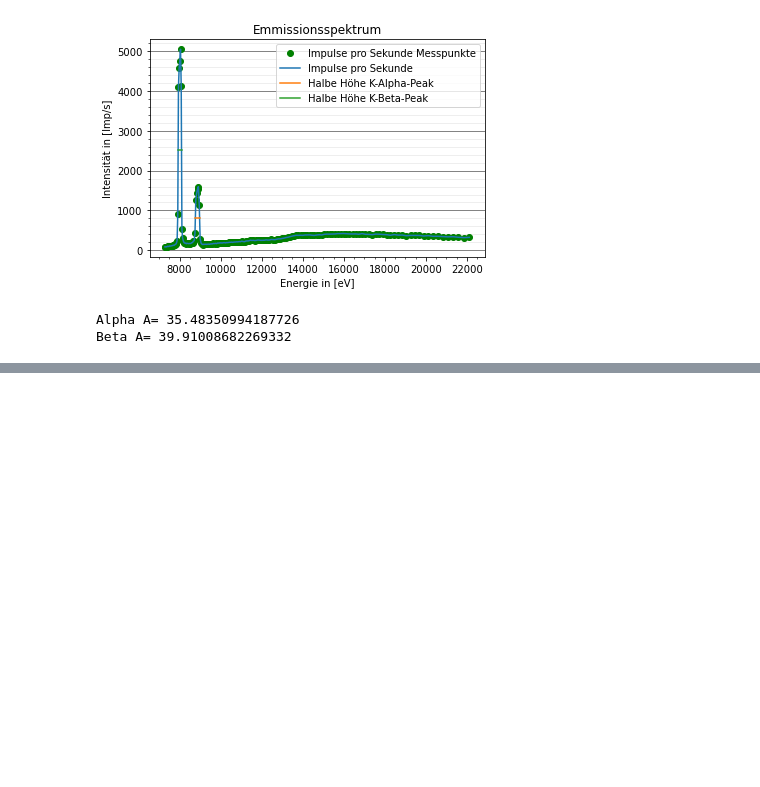
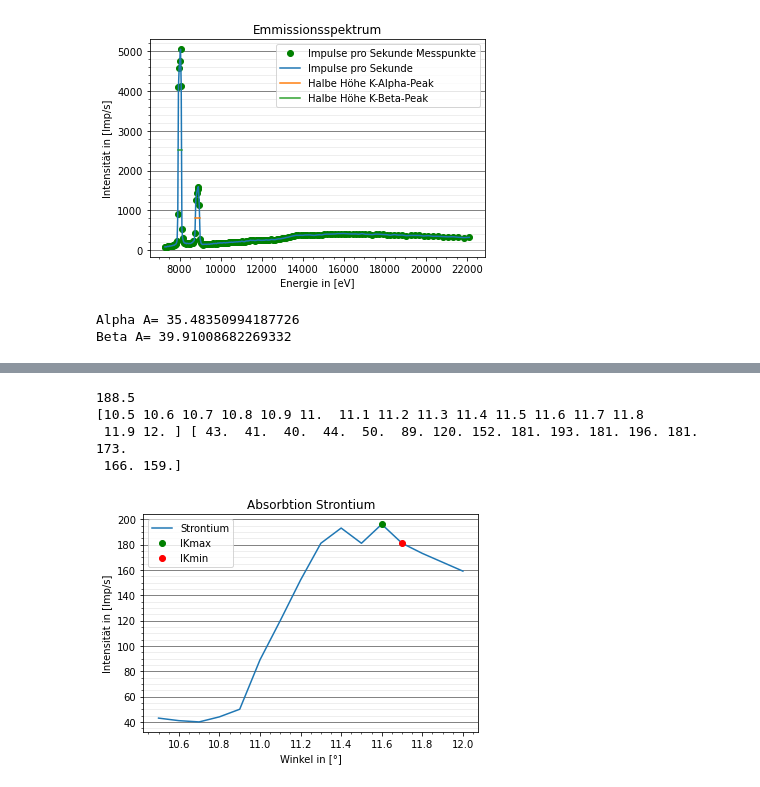
Before and after one commit to JackDO1998/Praktikum, a Jupyter notebook: RoentgenemmisionUndAbsorbtion/content/test.ipynb, the cells around one changed output, grey strips where cells are left out. Drawn from its saved outputs; the diff is of its cells as text; code cells hidden in the pictures; blank space fills up the shorter version.

```diff
--- a/RoentgenemmisionUndAbsorbtion/content/test.ipynb
+++ b/RoentgenemmisionUndAbsorbtion/content/test.ipynb
@@ -109,0 +228,29 @@ Beta A= 39.91008682269332
+# %%
+IKmiStrontium=181
+IKmaStrontium=196
+TmaStrontium=11.6
+TmiStrontium=11.7
+mStrontium=(IKmiStrontium-IKmaStrontium)/(TmiStrontium-TmaStrontium)
+bStrontium=IKmiStrontium-mStrontium*TmiStrontium
+IKStrontium=IKmiStrontium+(IKmaStrontium-IKmiStrontium)/2
+TStrontium=(IKStrontium-bStrontium)/mStrontium
+
+print(IKStrontium)
+print(ThetaStrontium,NStrontium)
+plt.plot(ThetaStrontium,NStrontium, label='Strontium')
+plt.plot(11.6,IKmaStrontium,'go',label='IKmax')
+plt.plot(11.7,IKmiStrontium,'ro',label='IKmin')
+plt.grid(b=True, which='major', color='#666666', linestyle='-', axis='y')
+plt.minorticks_on()
+plt.grid(b=True, which='minor', color='#999999', linestyle='-', alpha=0.2, axis='y')
+plt.legend(loc='best')
+plt.title('Absorbtion Strontium')
+plt.xlabel('Winkel in [°]')
+plt.ylabel('Intensität in [Imp/s]')
+plt.savefig('AbsorbtionsspektrumStrontium.pdf')
+# %% [output]
+188.5
+[10.5 10.6 10.7 10.8 10.9 11.  11.1 11.2 11.3 11.4 11.5 11.6 11.7 11.8
+ 11.9 12. ] [ 43.  41.  40.  44.  50.  89. 120. 152. 181. 193. 181. 196. 181. 173.
+ 166. 159.]
+[figure, added]
```
Also changed, not shown: parts of 8 cells of this notebook, 16 other files.
